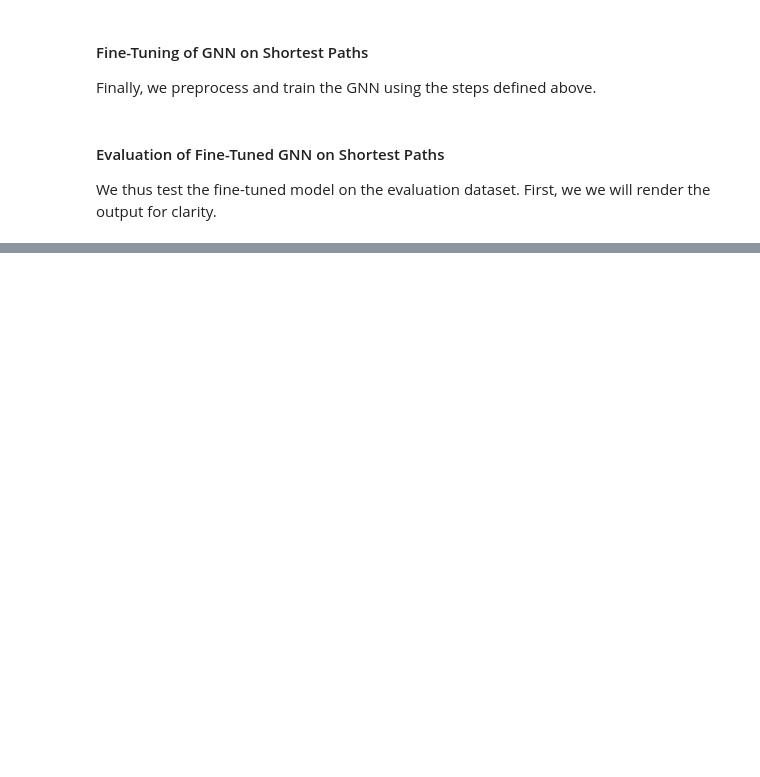
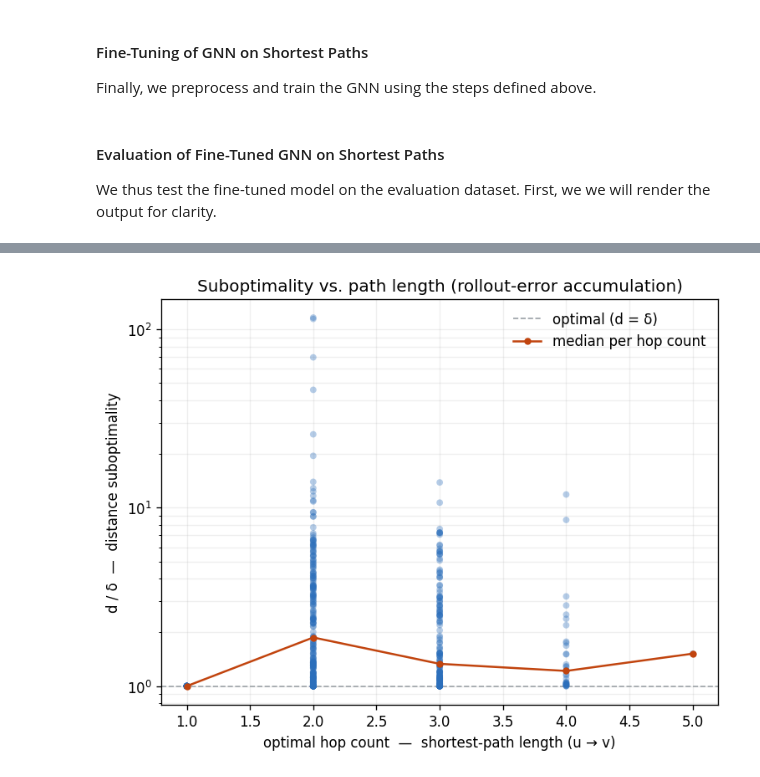
Before and after one commit to jotaporras/GREP, a Jupyter notebook: notebooks/e9_gnn_navigation.ipynb, the cells around one changed output, grey strips where cells are left out. Drawn from its saved outputs; the diff is of its cells as text; code cells hidden in the pictures; blank space fills up the shorter version.

```diff
--- a/notebooks/e9_gnn_navigation.ipynb
+++ b/notebooks/e9_gnn_navigation.ipynb
@@ -1724,3 +1765,21 @@ plt.tight_layout(); plt.show()
+# %%
+# Diagnostic: does distance suboptimality grow with path length? (error-accumulation test)
+reached = metrics['reached']
+ratio = np.array([y / x for x, y, r in zip(metrics['opt_dist'], metrics['agt_dist'], reached) if r])
+hops = np.array([h for h, r in zip(metrics['opt_hops'], reached) if r]).astype(int)
+uh = np.unique(hops); med = np.array([np.median(ratio[hops == h]) for h in uh])
+fig, ax = plt.subplots(figsize=(6.4, 5), dpi=120)
+ax.axhline(1.0, ls='--', lw=1, color='#9aa0a6', zorder=1, label='optimal (d = \u03b4)')
+ax.scatter(hops, ratio, s=22, c='#2c6fbb', alpha=0.35, edgecolors='none', zorder=2)
+ax.plot(uh, med, '-o', color='#c1440e', lw=1.5, ms=4, zorder=3, label='median per hop count')
+ax.set_yscale('log')
+ax.set_xlabel('optimal hop count  \u2014  shortest-path length (u \u2192 v)')
+ax.set_ylabel('d / \u03b4  \u2014  distance suboptimality')
+ax.set_title('Suboptimality vs. path length (rollout-error accumulation)')
+ax.legend(frameon=False); ax.grid(alpha=0.2, which='both')
+plt.tight_layout(); plt.show()
+# %% [output]
+[figure, added]
 # %%
 # Evaluate the GNN on its reconstruction of test graph shortest path distances.
 spd_gnn.gnn.load_state_dict(navigator.gnn.state_dict())
```
Also changed, not shown: parts of 25 cells of this notebook.
